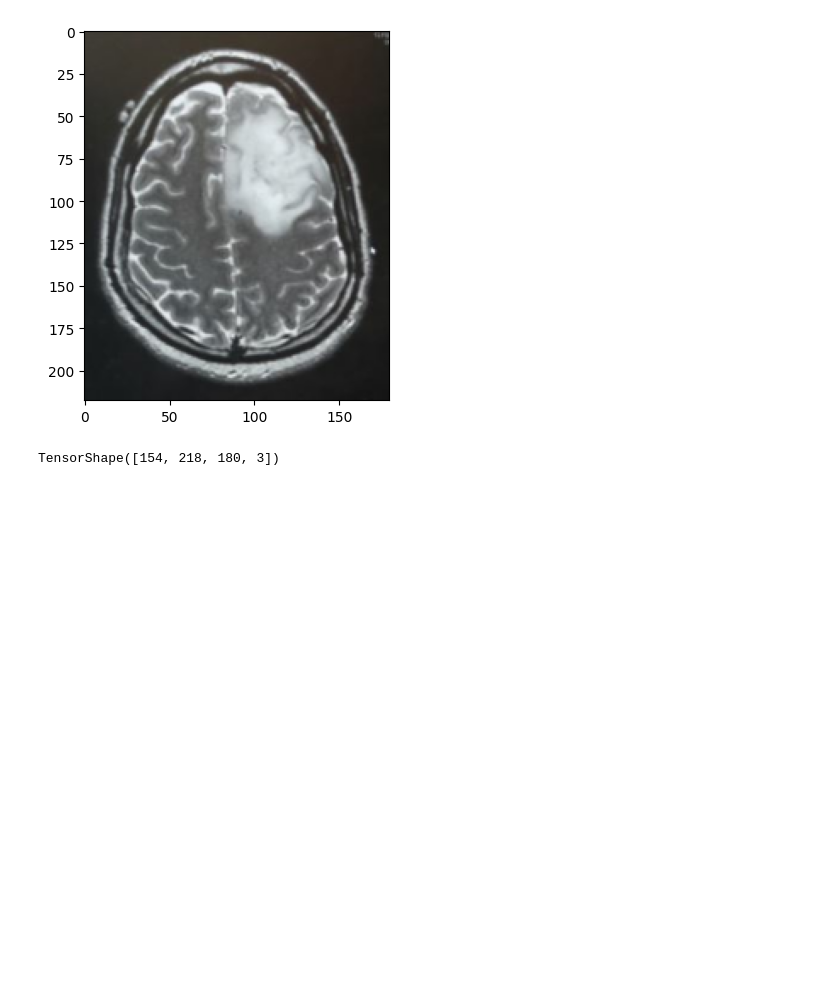
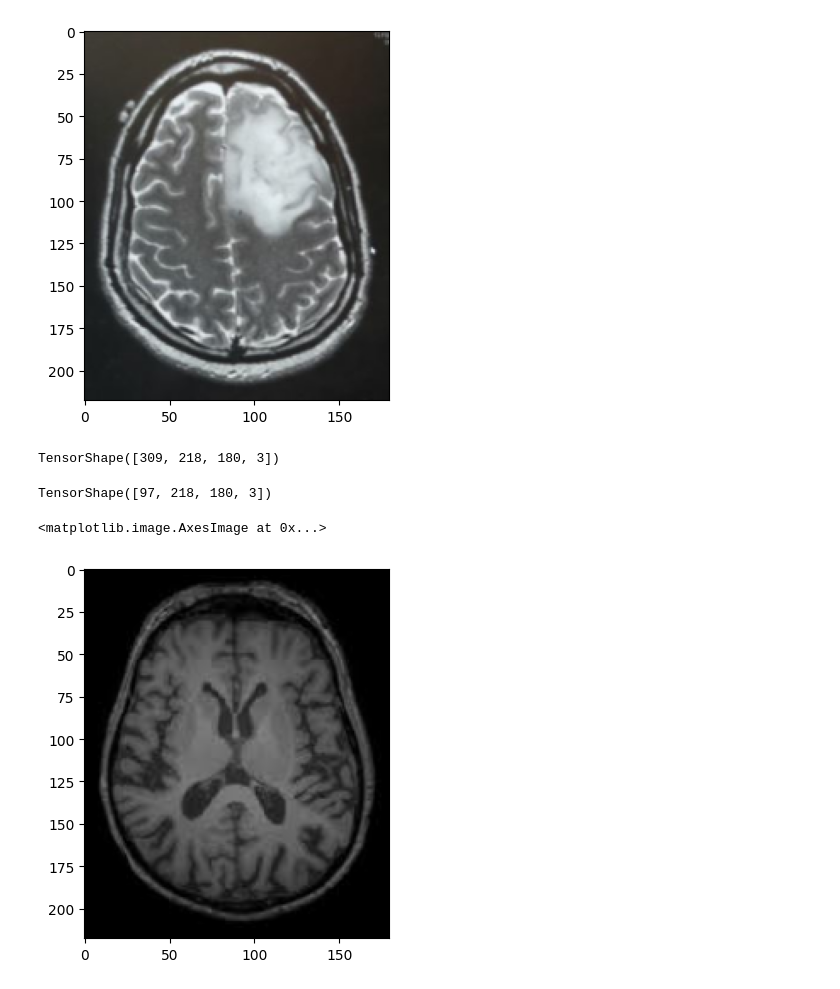
Before and after one commit to isthismanas/Deep_Models, a Jupyter notebook: Tumor Detection Convolutional Neural Network.ipynb, the cells around one changed output. Saved outputs shown, nothing was run; the diff lists cells and outputs as text; code cells hidden in the pictures; blank space fills up the shorter version.

Commit message:
Decoded the dataset to image tensors

```diff
--- a/Tumor Detection Convolutional Neural Network.ipynb
+++ b/Tumor Detection Convolutional Neural Network.ipynb
@@ -8,9 +8,8 @@ import glob
 # %% [markdown]
 Data Pipeline
 # %%
-filepaths = glob.glob('datasets\Tumor\yes\*.jpg')
-filepaths_negative = glob.glob('datasets\Tumor\no\*.jpeg') + glob.glob('datasets\Tumor\no\*.jpg')
-filepaths_negative = tf.constant(filepaths_negative)
+filepaths = glob.glob('datasets\Tumor\yes\*.jpg') + glob.glob('datasets\Tumor\yes\*.JPG') +glob.glob('datasets\Tumor\yes\*.png')
+filepaths_negative =   glob.glob('datasets\\Tumor\\no\\*.jpg') + glob.glob('datasets\\Tumor\\no\\*.jpeg')
 # %%
 def preprocess_to_tensors(file_path):
     try:
@@ -28,7 +27,7 @@ def preprocess_to_tensors_no(file_path):
     img = tf.io.read_file(tf.cast(file_path, tf.string))
     img = tf.image.decode_jpeg(img, channels=3)
     img = tf.cast(img, tf.float32) / 255.0
-    img = tf.image.resize_with_pad(img, 360, 360)
+    img = tf.image.resize_with_pad(img, 218, 180)
     return img
 # %%
 imgtensorarray = tf.TensorArray(tf.float32, size = 0 , dynamic_size=True)
@@ -48,14 +47,14 @@ plt.imshow(train_yes[15])
 # %%
 train_yes.shape
 # %% [output]
-TensorShape([154, 218, 180, 3])
+TensorShape([309, 218, 180, 3])
 # %%
-#dataset_negative = tf.data.Dataset.from_tensor_slices(filepaths_negative)
-#dataset_negative = dataset_negative.map(lambda x: preprocess_to_tensors_no(x.decode()), num_parallel_calls=tf.data.AUTOTUNE)
+dataset_negative = tf.data.Dataset.from_tensor_slices(filepaths_negative)
+dataset_negative = dataset_negative.map(preprocess_to_tensors_no)
 # %%
-#img_negative_tensorarray = tf.TensorArray(tf.float32, size = 0 , dynamic_size=True)
-#for neg_img in dataset_negative:
-#    img_negative_tensorarray = img_negative_tensorarray.write(img_negative_tensorarray.size(), neg_img)
+img_negative_tensorarray = tf.TensorArray(tf.float32, size = 0 , dynamic_size=True)
+for neg_img in dataset_negative:
+    img_negative_tensorarray = img_negative_tensorarray.write(img_negative_tensorarray.size(), neg_img)
 
 
-#train_no = img_negative_tensorarray.stack()
+train_no = img_negative_tensorarray.stack()
@@ -63,0 +61,9 @@ TensorShape([154, 218, 180, 3])
+# %%
+train_no.shape
+# %% [output]
+TensorShape([97, 218, 180, 3])
+# %%
+plt.imshow(train_no[0])
+# %% [output]
+<matplotlib.image.AxesImage at 0x...>
+[figure, added]
```
Also changed, not shown: parts of 1 cell of this notebook.
